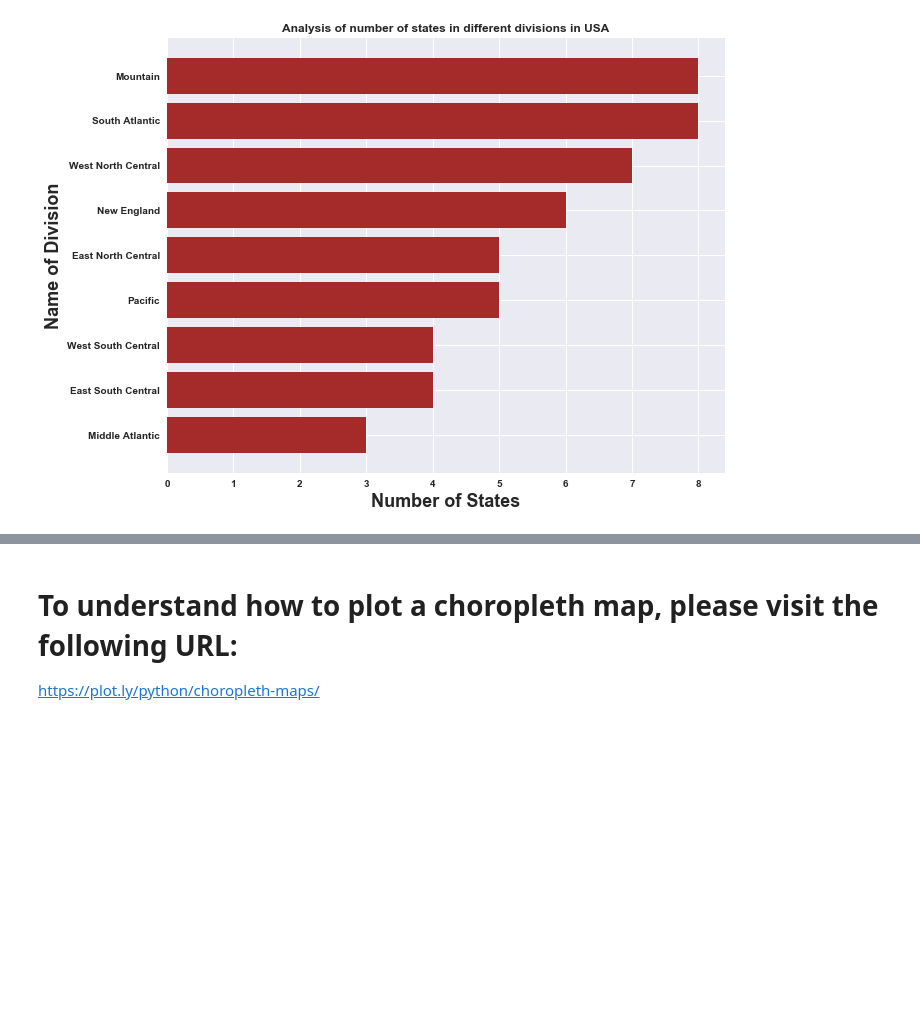
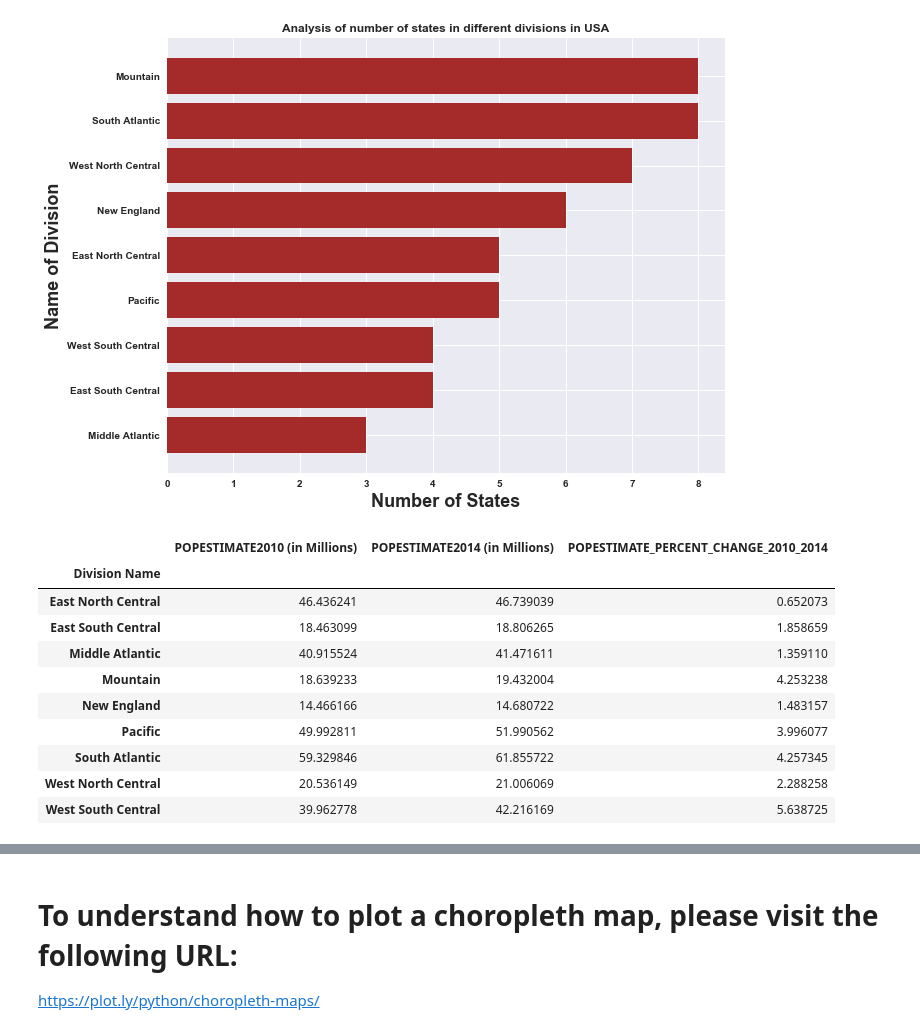
Before and after one commit to bodhisattamaiti25/projects-data-science, a Jupyter notebook: US_Energy_Economic_Census_Data_Analysis/US_Energy_Economic_Census_Data_Analysis.ipynb, the cells around one changed output, grey strips where cells are left out. Cells and saved outputs as stored; diff of their text form; code cells hidden in the pictures; blank space fills up the shorter version.

```diff
--- a/US_Energy_Economic_Census_Data_Analysis/US_Energy_Economic_Census_Data_Analysis.ipynb
+++ b/US_Energy_Economic_Census_Data_Analysis/US_Energy_Economic_Census_Data_Analysis.ipynb
@@ -191,0 +194,18 @@ generate_horizontalBarChart(ax2, np.arange(len(divisions)), states_in_division_c
+# %%
+popestimate_by_division_df['POPESTIMATE_PERCENT_CHANGE_2010_2014'] = ((popestimate_by_division_df['POPESTIMATE2014'] - popestimate_by_division_df['POPESTIMATE2010'])/popestimate_by_division_df['POPESTIMATE2010'])*100
+popestimate_by_division_df['POPESTIMATE2010'] = popestimate_by_division_df['POPESTIMATE2010']/1e6
+popestimate_by_division_df['POPESTIMATE2014'] = popestimate_by_division_df['POPESTIMATE2014']/1e6
+popestimate_by_division_df.rename(index=str, columns={"POPESTIMATE2010": "POPESTIMATE2010 (in Millions)", "POPESTIMATE2014": "POPESTIMATE2014 (in Millions)"}, inplace=True)
+popestimate_by_division_df
+# %% [output]
+|  | POPESTIMATE2010 (in Millions) | POPESTIMATE2014 (in Millions) | POPESTIMATE_PERCENT_CHANGE_2010_2014 |
+| Division Name |  |  |  |
+| East North Central | 46.436241 | 46.739039 | 0.652073 |
+| East South Central | 18.463099 | 18.806265 | 1.858659 |
+| Middle Atlantic | 40.915524 | 41.471611 | 1.359110 |
+| Mountain | 18.639233 | 19.432004 | 4.253238 |
+| New England | 14.466166 | 14.680722 | 1.483157 |
+| Pacific | 49.992811 | 51.990562 | 3.996077 |
+| South Atlantic | 59.329846 | 61.855722 | 4.257345 |
+| West North Central | 20.536149 | 21.006069 | 2.288258 |
+| West South Central | 39.962778 | 42.216169 | 5.638725 |
```
Also changed, not shown: parts of 6 cells of this notebook.
